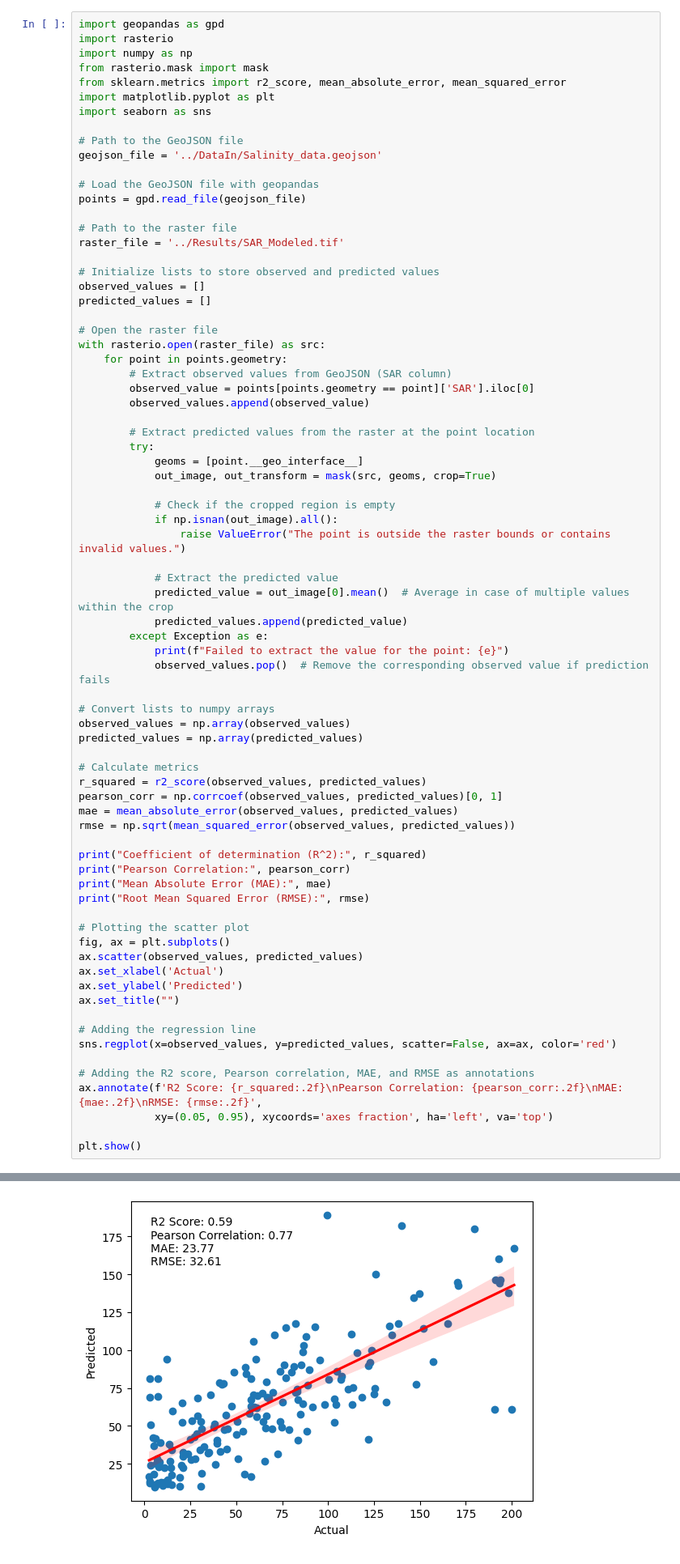
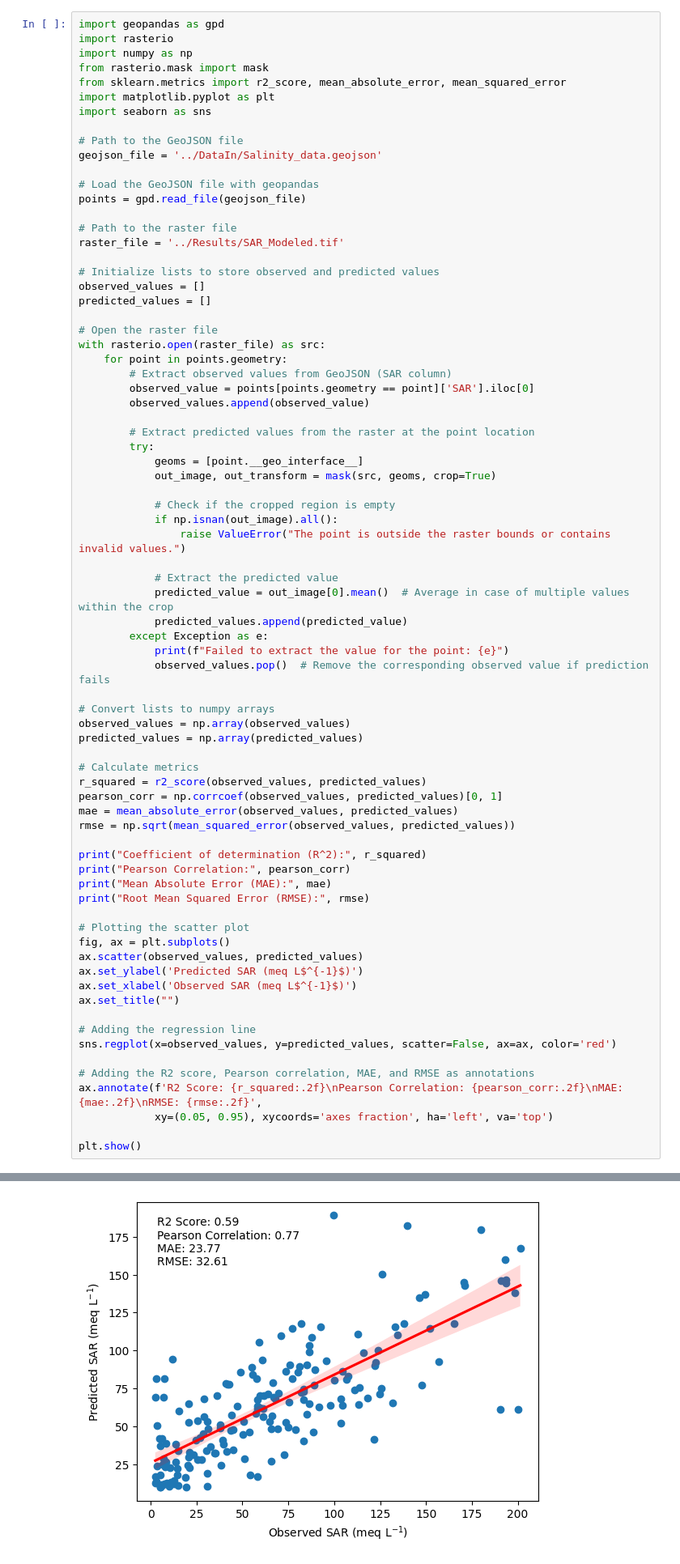
Before and after one commit to Emmanuel461/PML_2023_2024, a Jupyter notebook: Final_work/Codes/3.Modeling.ipynb, the cells around one changed output, grey strips where cells are left out. Shown at 81% size. Drawn from its saved outputs; the diff is of its cells as text.

```diff
--- a/Final_work/Codes/3.Modeling.ipynb
+++ b/Final_work/Codes/3.Modeling.ipynb
@@ -533,36 +532,36 @@ predicted_values = np.array(predicted_values)
 
 # Calculate metrics
 r_squared = r2_score(observed_values, predicted_values)
 pearson_corr = np.corrcoef(observed_values, predicted_values)[0, 1]
 mae = mean_absolute_error(observed_values, predicted_values)
 rmse = np.sqrt(mean_squared_error(observed_values, predicted_values))
 
 print("Coefficient of determination (R^2):", r_squared)
 print("Pearson Correlation:", pearson_corr)
 print("Mean Absolute Error (MAE):", mae)
 print("Root Mean Squared Error (RMSE):", rmse)
 
 # Plotting the scatter plot
 fig, ax = plt.subplots()
 ax.scatter(observed_values, predicted_values)
-ax.set_xlabel('Actual')
-ax.set_ylabel('Predicted')
+ax.set_ylabel('Predicted SAR (meq L$^{-1}$)')
+ax.set_xlabel('Observed SAR (meq L$^{-1}$)')
 ax.set_title("")
 
 # Adding the regression line
 sns.regplot(x=observed_values, y=predicted_values, scatter=False, ax=ax, color='red')
 
 # Adding the R2 score, Pearson correlation, MAE, and RMSE as annotations
 ax.annotate(f'R2 Score: {r_squared:.2f}\nPearson Correlation: {pearson_corr:.2f}\nMAE: {mae:.2f}\nRMSE: {rmse:.2f}',
             xy=(0.05, 0.95), xycoords='axes fraction', ha='left', va='top')
 
 plt.show()
 # %% [output]
 Coefficient of determination (R^2): 0.5909933870844652
 Pearson Correlation: 0.7696824078820932
 Mean Absolute Error (MAE): 23.767448762226746
 Root Mean Squared Error (RMSE): 32.6135257215354
-[figure, old version]
+[figure, new version]
 # %%
 import rasterio.plot
 
```
Also changed, not shown: parts of 3 cells of this notebook, 6 other files.
